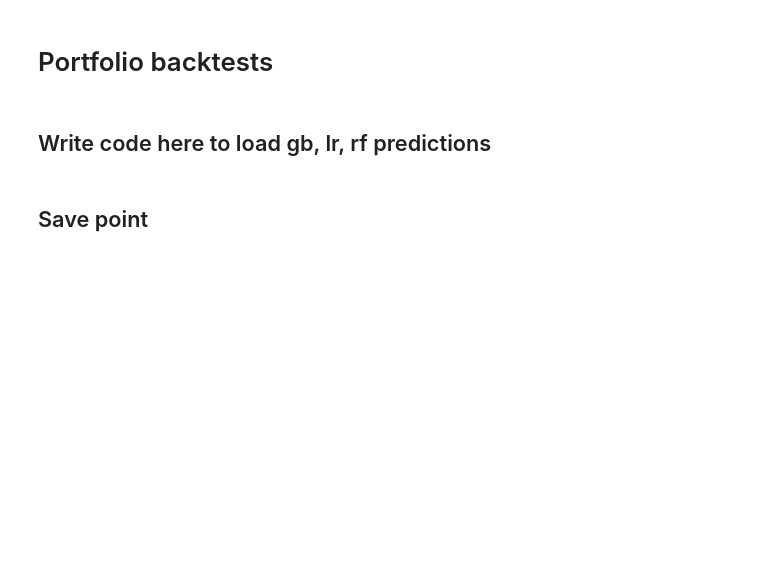
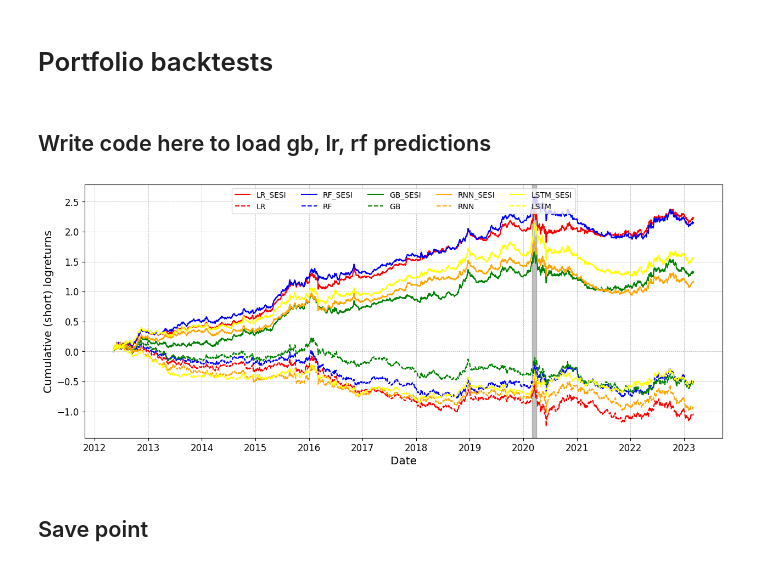
Before and after one commit to BasPeeters0306/Thesis_New, a Jupyter notebook: Executable.ipynb, the cells around one changed output. Saved outputs shown, nothing was run; the diff lists cells and outputs as text; code cells hidden in the pictures; blank space fills up the shorter version.

```diff
--- a/Executable.ipynb
+++ b/Executable.ipynb
@@ -964,3 +972,88 @@ from scipy.stats import skew
+# %%
+# Only plots figures
+
+import matplotlib.dates as mdates
+from pandas.plotting import register_matplotlib_converters
+register_matplotlib_converters()
+
+# Extra metrics take long to run
+# +- 72min for full run with 10,20,50 and all models
+
+import Portfolio_backtester
+importlib.reload(Portfolio_backtester)
+
+
+# df_returns_portfolio_Equal_10_long_short_SESI
+# df_returns_portfolio_Equal_10_long_SESI
+# df_returns_portfolio_Equal_10_short_SESI
+
+# df_returns_portfolio_Equal_10_long_short
+# df_returns_portfolio_Equal_10_long
+# df_returns_portfolio_Equal_10_short
+
+
+backtest_models = ["lr", "rf", "gbc", "rnn", "lstm"]
+# legend_names = ["LR_SESI", "RF_SESI", "GB_SESI", "RNN_SESI", "LSTM_SESI", "LR", "RF", "GB", "RNN", "LSTM"]
+legend_names = ["LR_SESI", "LR", "RF_SESI", "RF", "GB_SESI", "GB", "RNN_SESI", "RNN", "LSTM_SESI", "LSTM"]
+# colors = ['red', 'blue', 'green', 'orange', 'yellow', 'red', 'blue', 'green', 'orange', 'yellow']
+colors = ['red', 'red', 'blue', 'blue', 'green', 'green', 'orange', 'orange', 'yellow', 'yellow']
+
+
+str_side = "short"
+n_both = 10
+n_constituents = 2*n_both
+
+
+
+plt.subplots(figsize=(15,6))
+i = 0
+for backtest_model in tqdm(backtest_models):
+
+
+
+    for weighting_method in ["Equal"]:
+        for b_SESI in [True, False]:
+            if b_SESI == True:
+                df_returns_portfolio = df_returns_portfolio_Equal_10_short_SESI.copy()
+            else:
+                df_returns_portfolio = df_returns_portfolio_Equal_10_short.copy()
+            str_logreturns_portfolio_cum = "logreturns_" + backtest_model + "_portfolio_cum"
+            if b_SESI == True:
+                plt.plot(pd.to_datetime(df_returns_portfolio["BarDate"]), df_returns_portfolio[str_logreturns_portfolio_cum], color = colors[i], label=str(f"{backtest_model} {weighting_method}"))
+            elif b_SESI == False:
+                plt.plot(pd.to_datetime(df_returns_portfolio["BarDate"]), df_returns_portfolio[str_logreturns_portfolio_cum], color = colors[i], linestyle = '--', label=str(f"{backtest_model} {weighting_method}"))
+            # Adds portfolio returns to the dictionary with all portfolio returns
+            i = i + 1
+
+#plt.plot(pd.to_datetime(df_stockindex_returns["Date"]), stockindex_returns_cum) # Plots long only index
+plt.axvspan(datetime.datetime.strptime("29/02/2020", '%d/%m/%Y').date(), datetime.datetime.strptime("31/03/2020", '%d/%m/%Y').date(), color="grey", alpha=0.5)
+# plt.axvspan(datetime.datetime.strptime("31/12/2007", '%d/%m/%Y').date(), datetime.datetime.strptime("31/05/2009", '%d/%m/%Y').date(), color="grey", alpha=0.5)
+
+plt.xlabel(xlabel="Date", fontsize = "x-large")
+if (str_side == "long"):
+    plt.ylabel(ylabel="Cumulative (long) logreturns", fontsize = "x-large")
+if (str_side == "short"):
+    plt.ylabel(ylabel="Cumulative (short) logreturns", fontsize = "x-large")
+if (str_side == "long_short"):
+    plt.ylabel(ylabel="Cumulative logreturns", fontsize = "x-large")
+# plt.title(label=f"Cumulative {n_constituents}-stock portfolio logreturns", fontsize = "xx-large")
+plt.grid(linestyle='dashed', linewidth=0.5)
+#plt.legend(['lr', 'rf', 'gb', 'lstm', 'lr_rank', 'rf_rank', 'gb_rank', 'lstm_rank'] , loc = 'upper center', ncols = 4, fontsize = 'large')    # Without specifying loc it chooses the best location
+plt.legend(legend_names  , loc = 'upper center', ncols = 5, fontsize = 'medium')    # Without specifying loc it chooses the best location
+
+
+# Increase the size of x and y tick labels
+plt.xticks(fontsize="large")
+plt.yticks(fontsize="large")
+
+# Format the x-axis to display years
+years = mdates.YearLocator()   # every year
+years_fmt = mdates.DateFormatter('%Y')
+plt.gca().xaxis.set_major_locator(years)
+plt.gca().xaxis.set_major_formatter(years_fmt)
+plt.show()
+# %% [output]
+[figure, added]
 # %%
 print(dict_df_metrics["Equal_20_long_short"])
 # Check the distribution of column "returns_lr_portfolio" in dict_df_returns_portfolio["Equal_20_long_short"]
```
Also changed, not shown: parts of 5 cells of this notebook, 1 other file.
